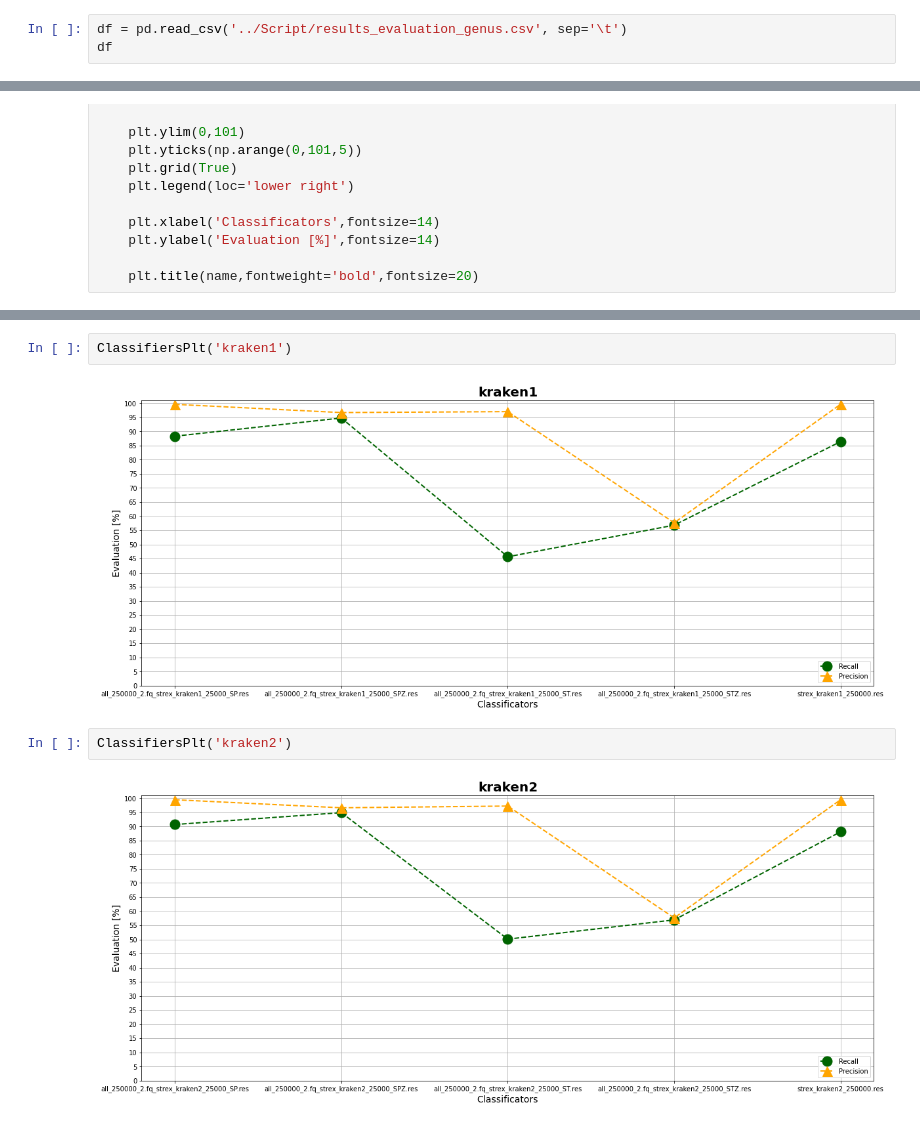
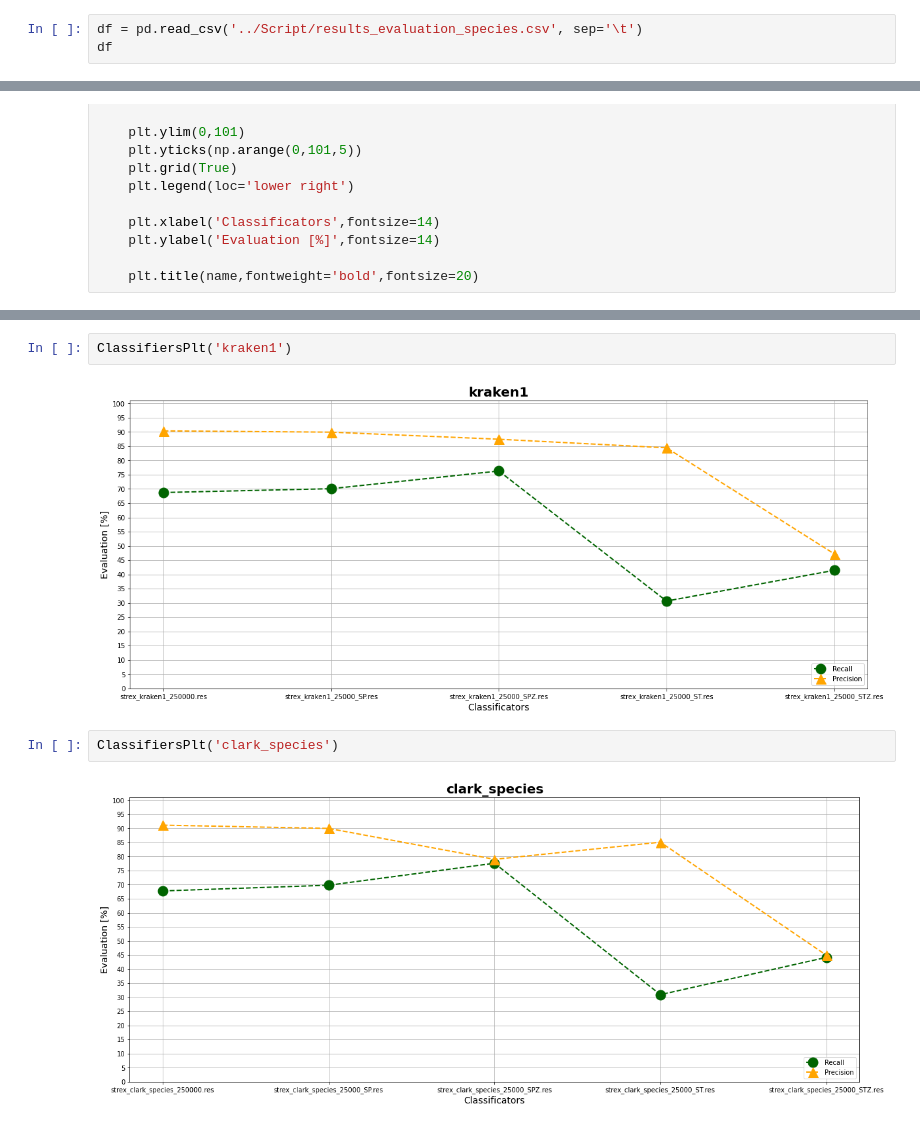
Before and after one commit to leonardoagg/Bioinformatics-Project, a Jupyter notebook: Analysis/ResultsEvaluationAnalysis.ipynb, the cells around one changed output, grey strips where cells are left out. Cells and saved outputs as stored; diff of their text form.

```diff
--- a/Analysis/ResultsEvaluationAnalysis.ipynb
+++ b/Analysis/ResultsEvaluationAnalysis.ipynb
@@ -3,7 +3,7 @@ import pandas as pd
 import matplotlib.pyplot as plt
 import numpy as np
 # %%
-df = pd.read_csv('../Script/results_evaluation_genus.csv', sep='\t')
+df = pd.read_csv('../Script/results_evaluation_species.csv', sep='\t')
 df
 # %% [output]
 |  | Classifier | tp | fp | fn | ok | no | (tp+fp+fn+ok+no) | sens | prec | f1 | ... |
@@ -56,8 +78,8 @@ ClassifiersPlt('centrifuge')
 # %%
 ClassifiersPlt('kraken1')
 # %% [output]
-[figure, old version]
+[figure, new version]
 # %%
-ClassifiersPlt('kraken2')
+ClassifiersPlt('clark_species')
 # %% [output]
-[figure, old version]
+[figure, new version]
```
Also changed, not shown: parts of 6 cells of this notebook, 1 other file.
